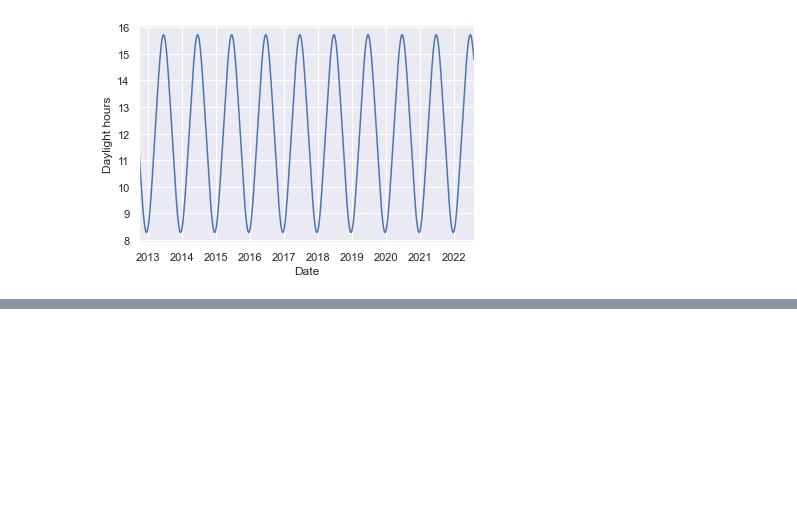
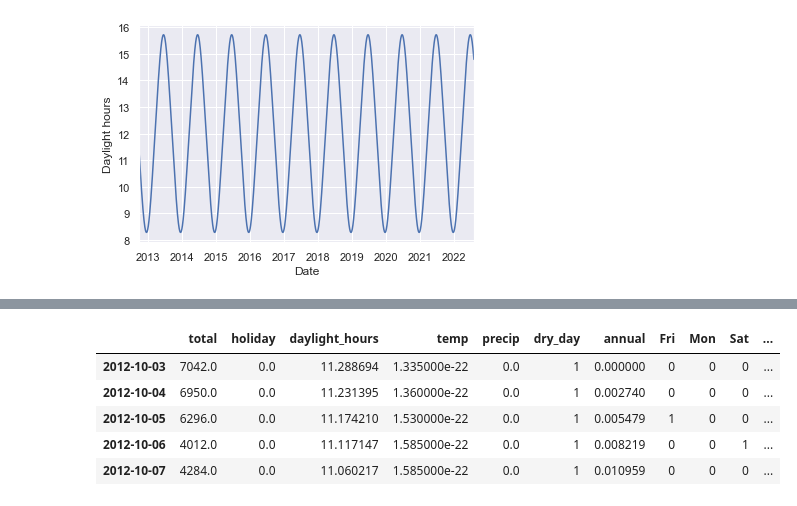
Before and after one commit to taylordunn/python-data-science-handbook, a Jupyter notebook: chapter5/chapter5.ipynb, the cells around one changed output, grey strips where cells are left out. Drawn from its saved outputs; the diff is of its cells as text; code cells hidden in the pictures; blank space fills up the shorter version.

```diff
--- a/chapter5/chapter5.ipynb
+++ b/chapter5/chapter5.ipynb
@@ -1258,0 +1273,13 @@ daily['daylight_hours'].plot(ylabel='Daylight hours');
+# %%
+# Convert `day_of_week` to dummy vars
+daily = daily \
+    .join(pd.get_dummies(daily['day_of_week'])) \
+    .drop('day_of_week', axis='columns')
+daily.head()
+# %% [output]
+|  | total | holiday | daylight_hours | temp | precip | dry_day | annual | Fri | Mon | Sat | ... |
+| 2012-10-03 | 7042.0 | 0.0 | 11.288694 | 1.335000e-22 | 0.0 | 1 | 0.000000 | 0 | 0 | 0 | ... |
+| 2012-10-04 | 6950.0 | 0.0 | 11.231395 | 1.360000e-22 | 0.0 | 1 | 0.002740 | 0 | 0 | 0 | ... |
+| 2012-10-05 | 6296.0 | 0.0 | 11.174210 | 1.530000e-22 | 0.0 | 1 | 0.005479 | 1 | 0 | 0 | ... |
+| 2012-10-06 | 4012.0 | 0.0 | 11.117147 | 1.585000e-22 | 0.0 | 1 | 0.008219 | 0 | 0 | 1 | ... |
+| 2012-10-07 | 4284.0 | 0.0 | 11.060217 | 1.585000e-22 | 0.0 | 1 | 0.010959 | 0 | 0 | 0 | ... |
```
Also changed, not shown: parts of 17 cells of this notebook.
